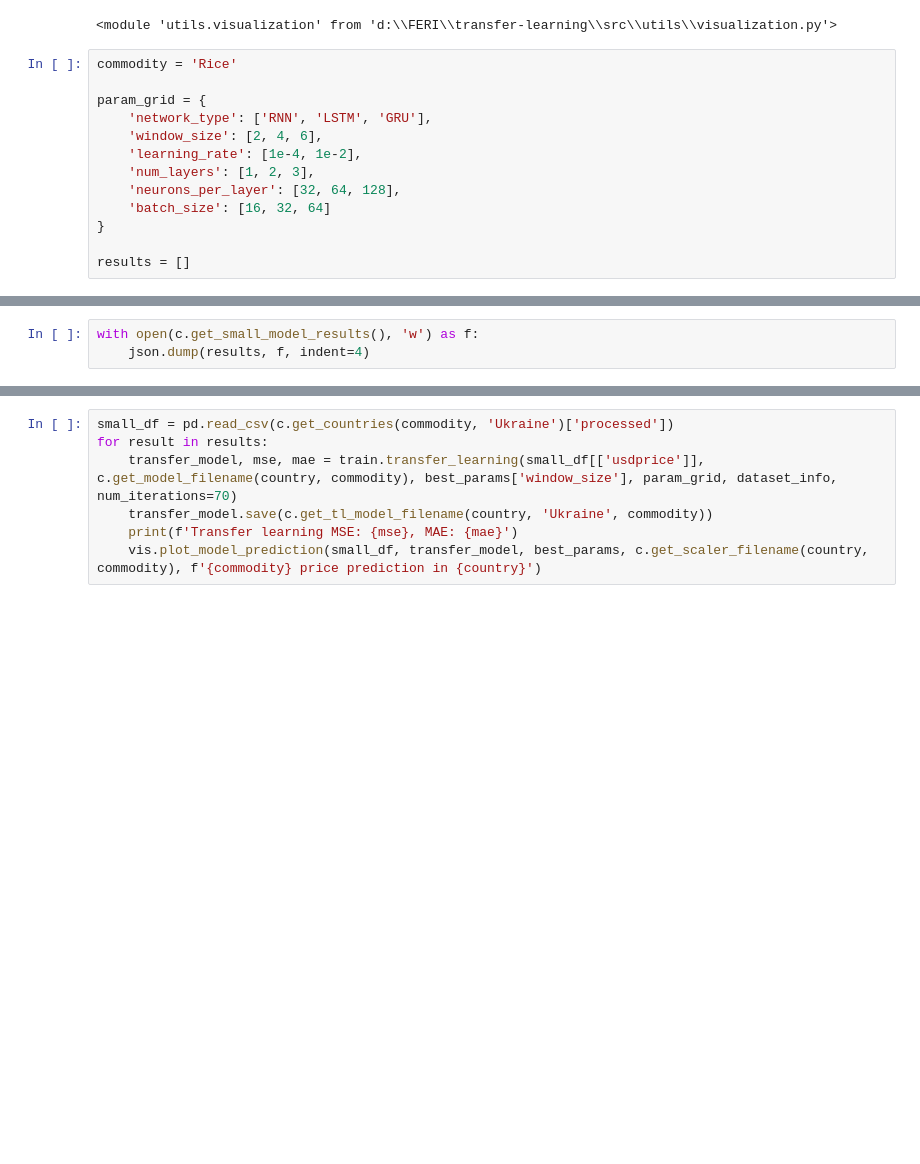
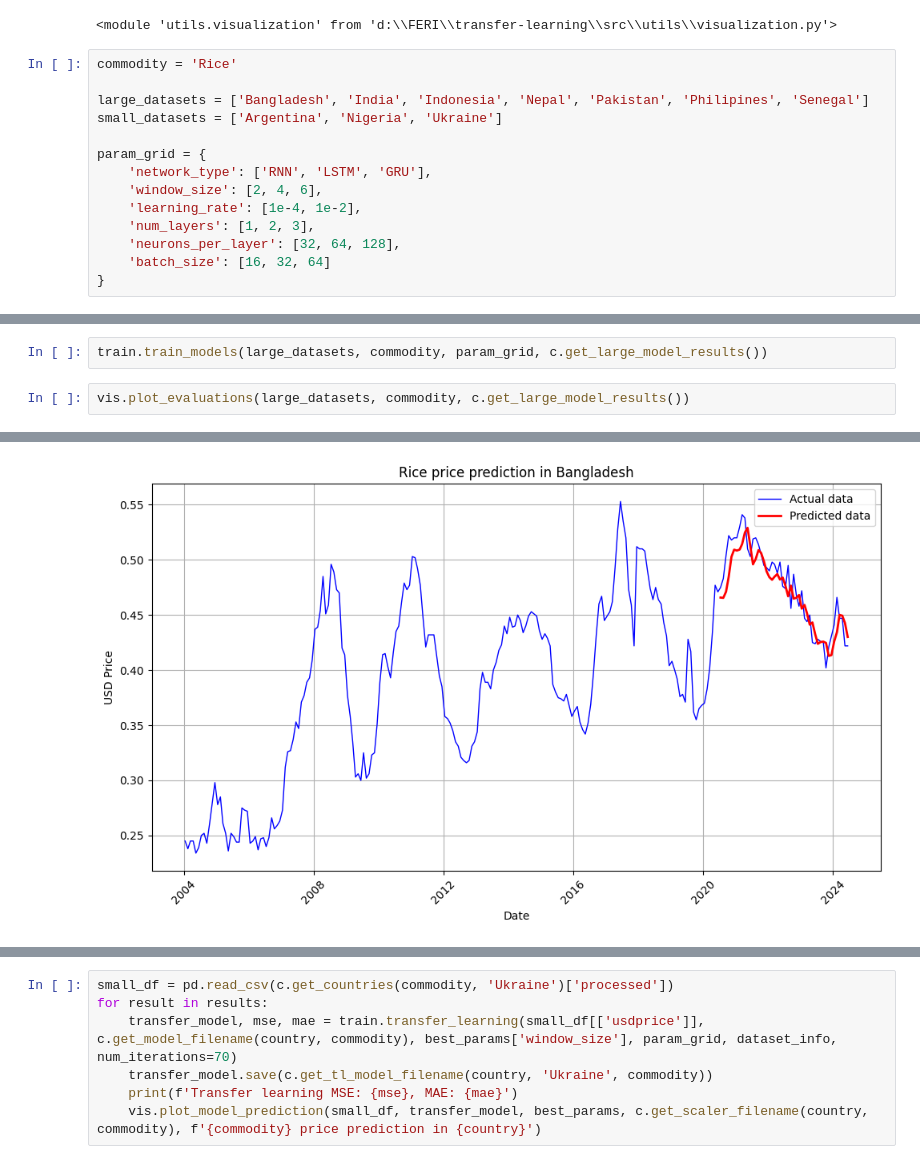
Before and after one commit to JanaJankovic/transfer-learning, a Jupyter notebook: src/model.ipynb, the cells around one changed output, grey strips where cells are left out. Saved outputs shown, nothing was run; the diff lists cells and outputs as text; blank space fills up the shorter version.

Commit message:
update training and visualizations

```diff
--- a/src/model.ipynb
+++ b/src/model.ipynb
@@ -20,6 +18,9 @@ importlib.reload(vis)
 <module 'utils.visualization' from 'd:\\FERI\\transfer-learning\\src\\utils\\visualization.py'>
 # %%
 commodity = 'Rice'
+
+large_datasets = ['Bangladesh', 'India', 'Indonesia', 'Nepal', 'Pakistan', 'Philipines', 'Senegal']
+small_datasets = ['Argentina', 'Nigeria', 'Ukraine']
 
 param_grid = {
     'network_type': ['RNN', 'LSTM', 'GRU'],
@@ -29,5 +30,3 @@ param_grid = {
     'neurons_per_layer': [32, 64, 128],
     'batch_size': [16, 32, 64]
 }
-
-results = []
@@ -99,3 +33,5 @@ for country in ['Argentina', 'Nigeria', 'Ukraine']:
-# %%
-with open(c.get_small_model_results(), 'w') as f:
-    json.dump(results, f, indent=4)
+# %%
+train.train_models(large_datasets, commodity, param_grid, c.get_large_model_results())
+# %%
+vis.plot_evaluations(large_datasets, commodity, c.get_large_model_results())
+# %% [output]
@@ -101,0 +41 @@ with open(c.get_small_model_results(), 'w') as f:
+[figure, added]
```
Also changed, not shown: parts of 7 cells of this notebook, 5 other files.
